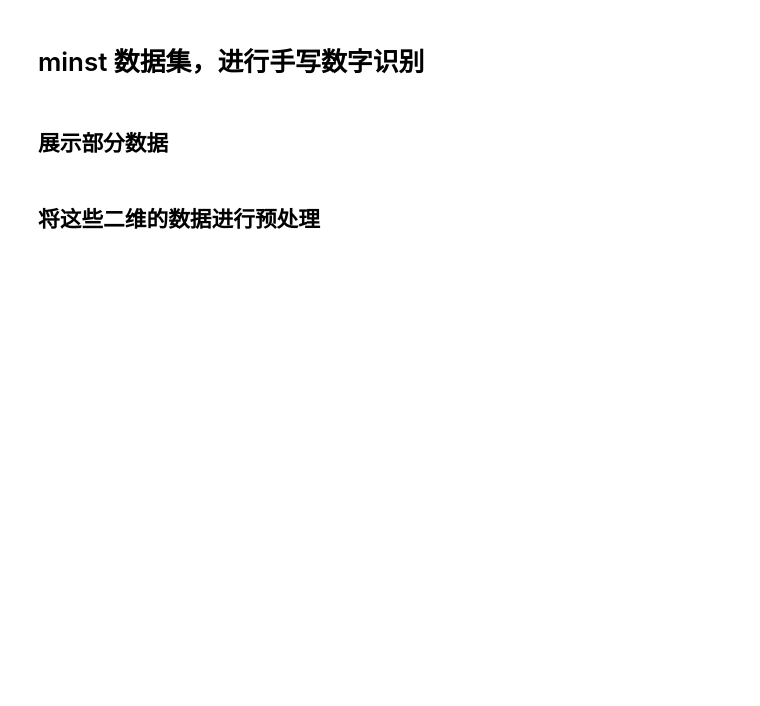
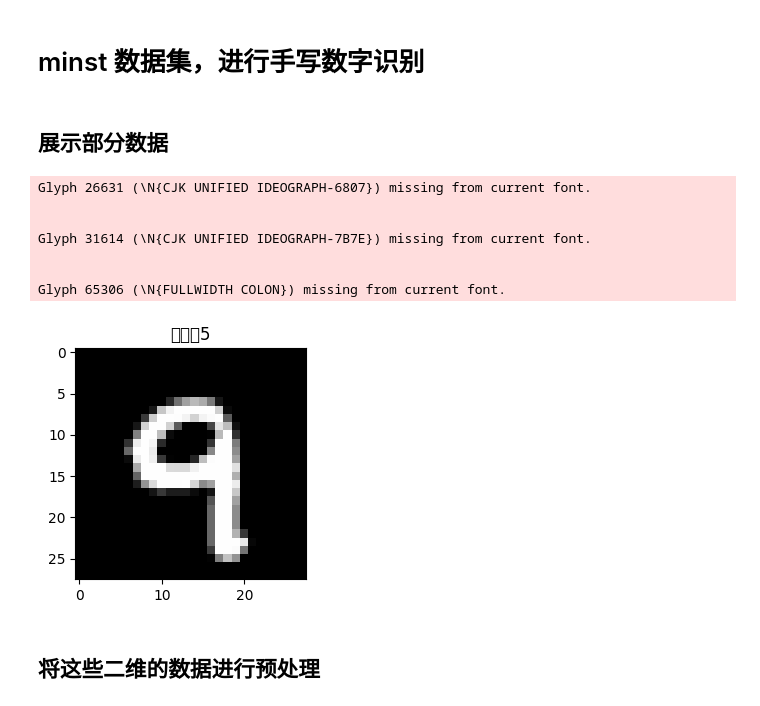
Before and after one commit to hclllp/effective-palm-tree, a Jupyter notebook: deep_learn.ipynb, the cells around one changed output. Saved outputs shown, nothing was run; the diff lists cells and outputs as text; code cells hidden in the pictures; blank space fills up the shorter version.

```diff
--- a/deep_learn.ipynb
+++ b/deep_learn.ipynb
@@ -159,12 +206,21 @@ from tensorflow.keras.datasets import mnist
 # %% [markdown]
 ## 展示部分数据
 # %%
-imag1 = X_train[56]
+imag1 = X_train[4568]
 
 fig1 = plt.figure(figsize=(3,3))
 plt.imshow(imag1,cmap="gray")
 plt.title(f"标签：{y_train[0]}")
 plt.show()
+# %% [output]
+Glyph 26631 (\N{CJK UNIFIED IDEOGRAPH-6807}) missing from current font.
+
+
+Glyph 31614 (\N{CJK UNIFIED IDEOGRAPH-7B7E}) missing from current font.
+
+
+Glyph 65306 (\N{FULLWIDTH COLON}) missing from current font.
+[figure, added]
 # %% [markdown]
 ## 将这些二维的数据进行预处理
 # %%
```
Also changed, not shown: parts of 38 cells of this notebook.
